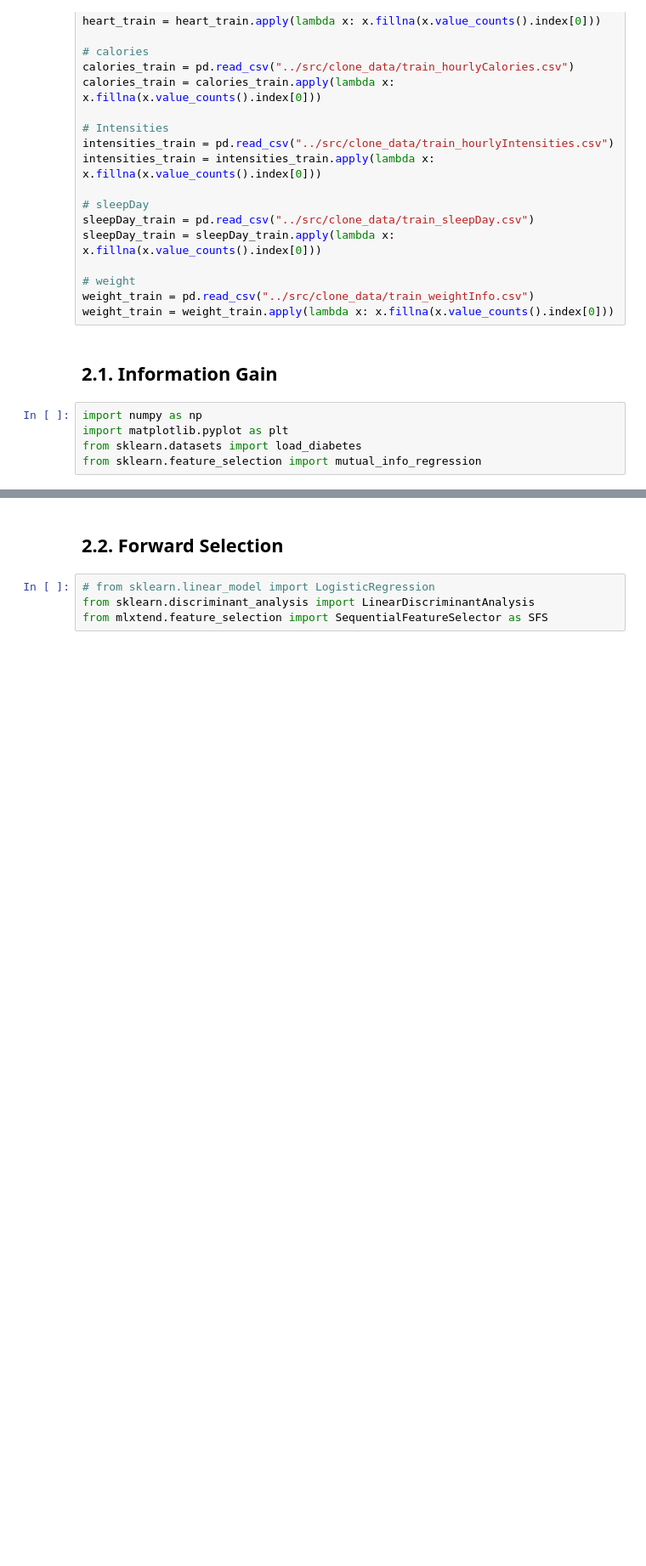
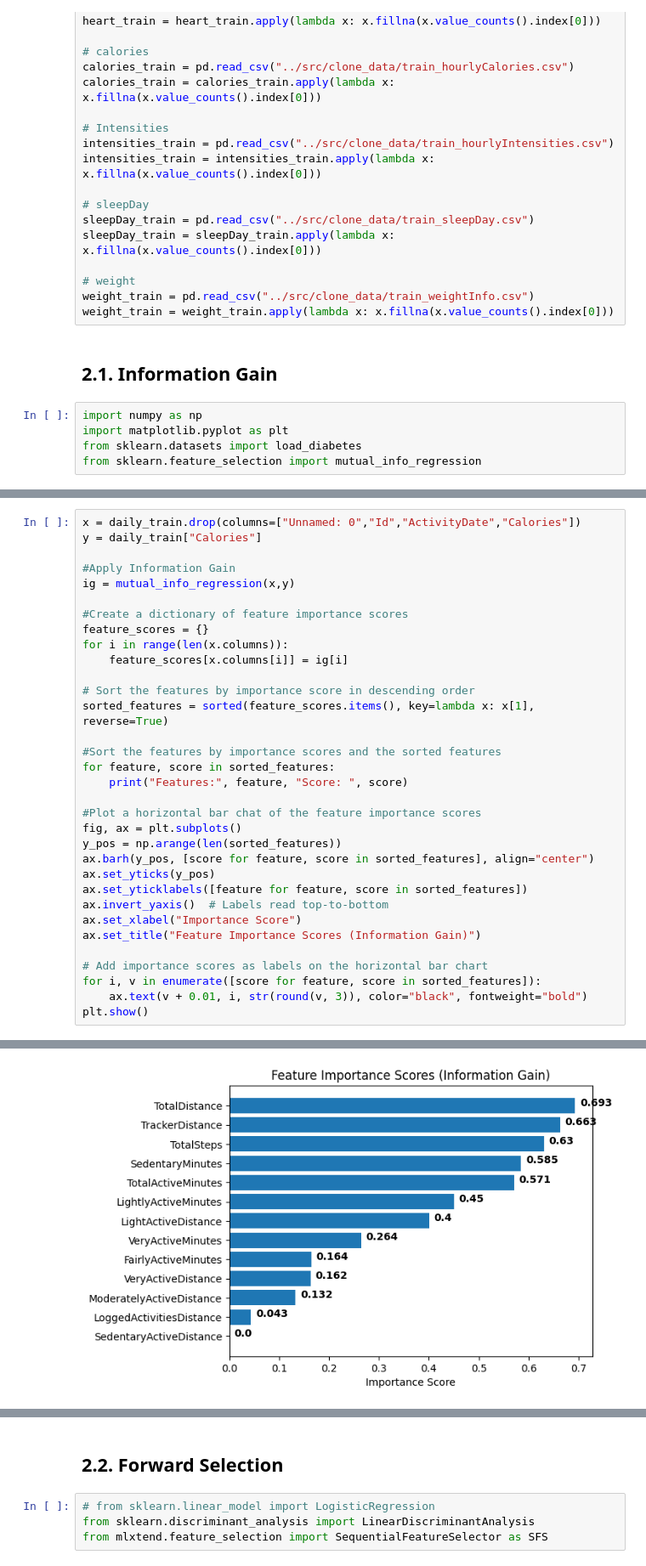
Before and after one commit to KengG1M/Country-Wise-IQ-Prediction-Analysis, a Jupyter notebook: src/data_mining.ipynb, the cells around one changed output, grey strips where cells are left out. Shown at 85% size. Drawn from its saved outputs; the diff is of its cells as text; blank space fills up the shorter version.

Commit message:
feat: add Information Gain(Selection)

```diff
--- a/src/data_mining.ipynb
+++ b/src/data_mining.ipynb
@@ -507,0 +505,34 @@ NameError: name 'ac_train' is not defined
+# %%
+x = daily_train.drop(columns=["Unnamed: 0","Id","ActivityDate","Calories"])
+y = daily_train["Calories"]
+
+#Apply Information Gain
+ig = mutual_info_regression(x,y)
+
+#Create a dictionary of feature importance scores
+feature_scores = {}
+for i in range(len(x.columns)):
+    feature_scores[x.columns[i]] = ig[i]
+
+# Sort the features by importance score in descending order
+sorted_features = sorted(feature_scores.items(), key=lambda x: x[1], reverse=True)
+
+#Sort the features by importance scores and the sorted features
+for feature, score in sorted_features:
+    print("Features:", feature, "Score: ", score)
+
+#Plot a horizontal bar chat of the feature importance scores
+fig, ax = plt.subplots()
+y_pos = np.arange(len(sorted_features))
+ax.barh(y_pos, [score for feature, score in sorted_features], align="center")
+ax.set_yticks(y_pos)
+ax.set_yticklabels([feature for feature, score in sorted_features])
+ax.invert_yaxis()  # Labels read top-to-bottom
+ax.set_xlabel("Importance Score")
+ax.set_title("Feature Importance Scores (Information Gain)")
+
+# Add importance scores as labels on the horizontal bar chart
+for i, v in enumerate([score for feature, score in sorted_features]):
+    ax.text(v + 0.01, i, str(round(v, 3)), color="black", fontweight="bold")
+plt.show()
+# %% [output]
@@ -507,0 +552 @@ NameError: name 'ac_train' is not defined
+[figure, added]
```
Also changed, not shown: parts of 16 cells of this notebook.
